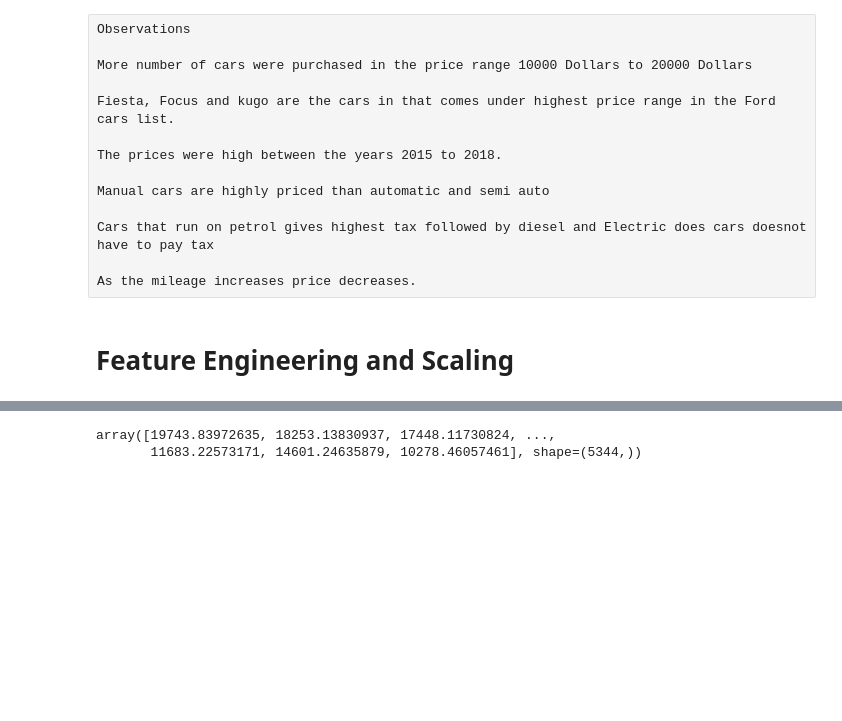
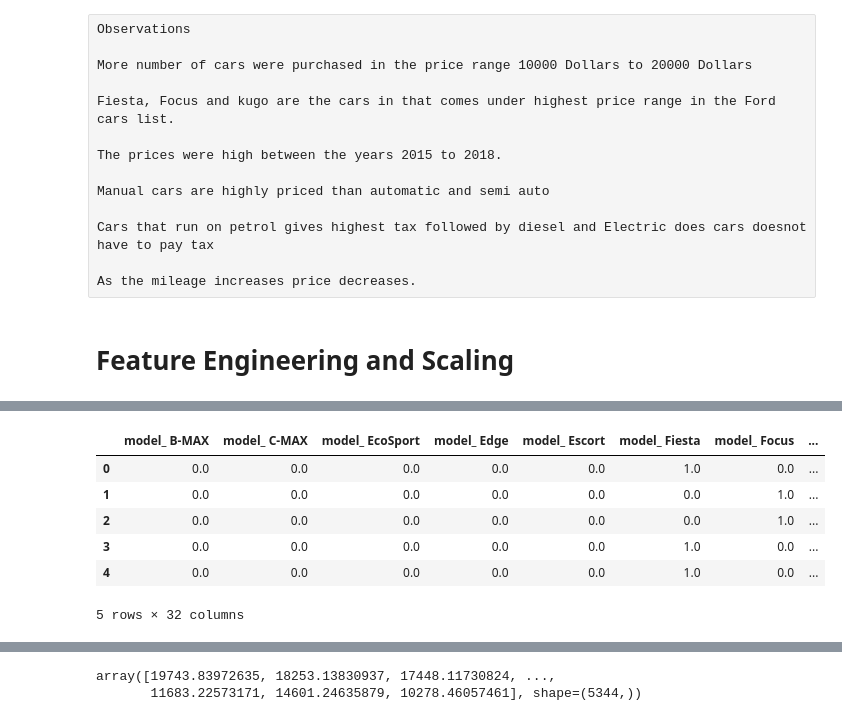
Before and after one commit to princejha-dev/ML-Python-Models, a Jupyter notebook: Car Price Prediction/car.ipynb, the cells around one changed output, grey strips where cells are left out. Cells and saved outputs as stored; diff of their text form; code cells hidden in the pictures; blank space fills up the shorter version.

```diff
--- a/Car Price Prediction/car.ipynb
+++ b/Car Price Prediction/car.ipynb
@@ -338,0 +300,2 @@ X
+# %%
+df_cleaned  = df[df['year']!=2060]
@@ -338,0 +313,12 @@ X
+# %%
+enc_df = pd.DataFrame(enc_cols.toarray(),columns=ohe.get_feature_names_out(cat_features),index=df_cleaned.index)
+
+enc_df.head()
+# %% [output]
+|  | model_ B-MAX | model_ C-MAX | model_ EcoSport | model_ Edge | model_ Escort | model_ Fiesta | model_ Focus | ... |
+| 0 | 0.0 | 0.0 | 0.0 | 0.0 | 0.0 | 1.0 | 0.0 | ... |
+| 1 | 0.0 | 0.0 | 0.0 | 0.0 | 0.0 | 0.0 | 1.0 | ... |
+| 2 | 0.0 | 0.0 | 0.0 | 0.0 | 0.0 | 0.0 | 1.0 | ... |
+| 3 | 0.0 | 0.0 | 0.0 | 0.0 | 0.0 | 1.0 | 0.0 | ... |
+| 4 | 0.0 | 0.0 | 0.0 | 0.0 | 0.0 | 1.0 | 0.0 | ... |
+5 rows × 32 columns
```
Also changed, not shown: parts of 26 cells of this notebook, 1 other file.
